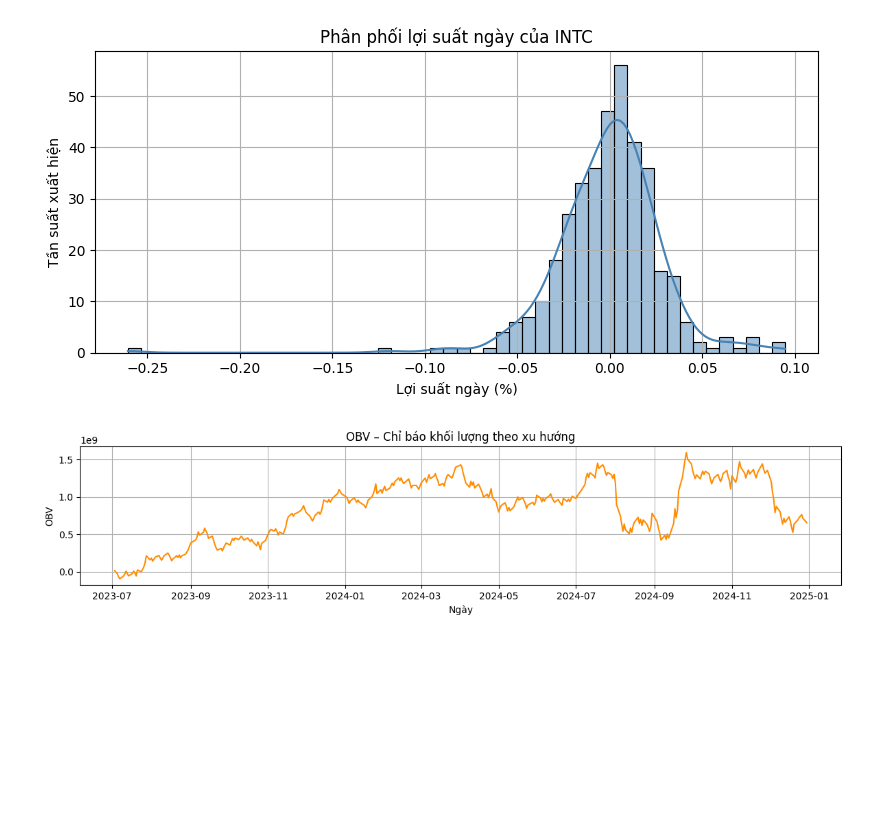
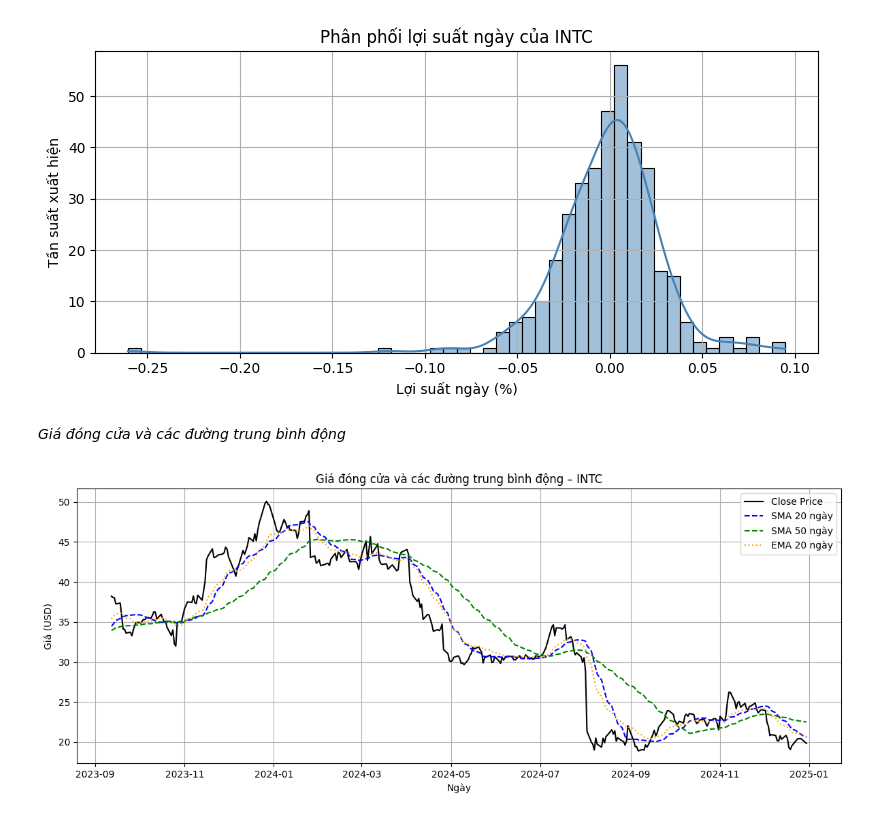
Before and after one commit to armordkay/data-processing-with-python, a Jupyter notebook: project.ipynb, the cells around one changed output. Cells and saved outputs as stored; diff of their text form; code cells hidden in the pictures; blank space fills up the shorter version.

```diff
--- a/project.ipynb
+++ b/project.ipynb
@@ -266,11 +270,23 @@ plt.tight_layout()
 plt.show()
 # %% [output]
 [figure]
-# %%
-plt.figure(figsize=(12, 3))
-plt.plot(df_intc['Date'], df_intc['OBV'], color='darkorange')
-plt.title("OBV – Chỉ báo khối lượng theo xu hướng")
-plt.xlabel("Ngày"); plt.ylabel("OBV")
-plt.grid(True); plt.tight_layout(); plt.show()
-# %% [output]
-[figure, removed]
+# %% [markdown]
+*Giá đóng cửa và các đường trung bình động*
+# %%
+# Lọc dữ liệu của INTC
+df = df_intc[df_intc['Symbol'] == 'INTC'].dropna(subset=['SMA_20', 'SMA_50', 'EMA_20'])
+
+# Vẽ biểu đồ
+plt.figure(figsize=(12, 5))
+plt.plot(df['Date'], df['Close'], label='Close Price', color='black', linewidth=1.5)
+plt.plot(df['Date'], df['SMA_20'], label='SMA 20 ngày', linestyle='--', color='blue')
+plt.plot(df['Date'], df['SMA_50'], label='SMA 50 ngày', linestyle='--', color='green')
+plt.plot(df['Date'], df['EMA_20'], label='EMA 20 ngày', linestyle=':', color='orange')
+
+# Thiết lập
+plt.title("Giá đóng cửa và các đường trung bình động – INTC")
+plt.xlabel("Ngày"); plt.ylabel("Giá (USD)")
+plt.legend(); plt.grid(True); plt.tight_layout()
+plt.show()
+# %% [output]
+[figure, added]
```
Also changed, not shown: parts of 18 cells of this notebook, 1 other file.
